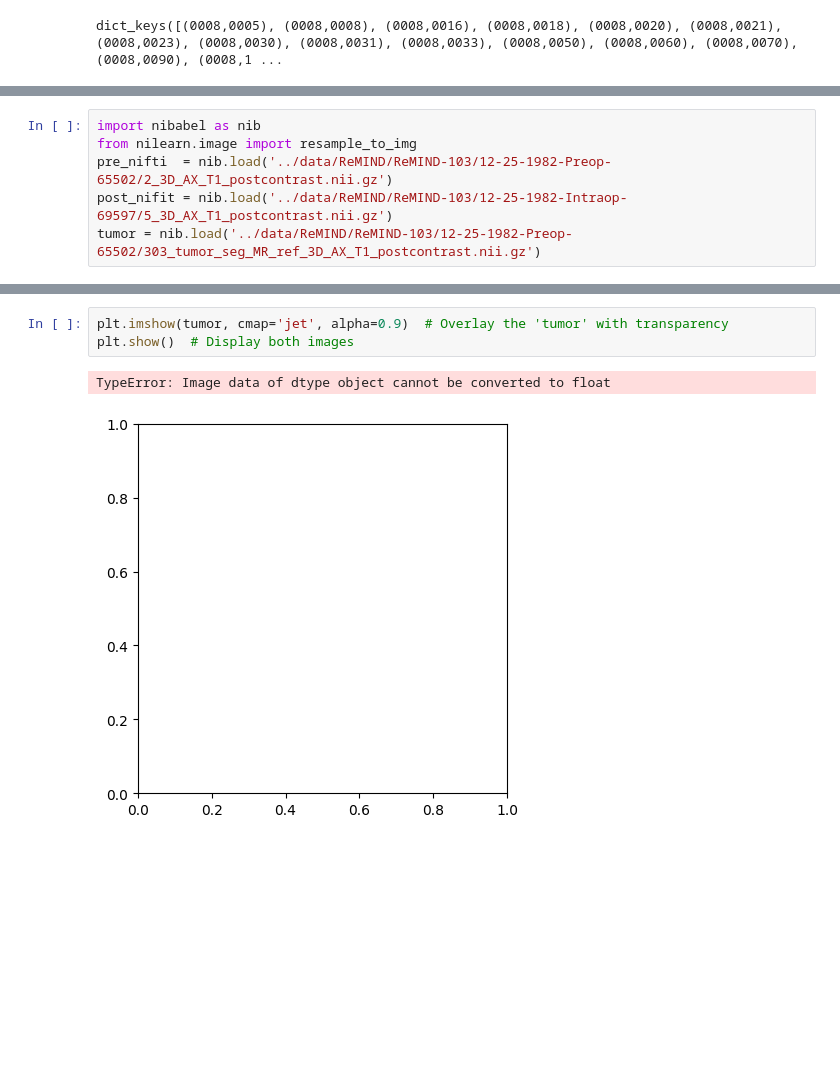
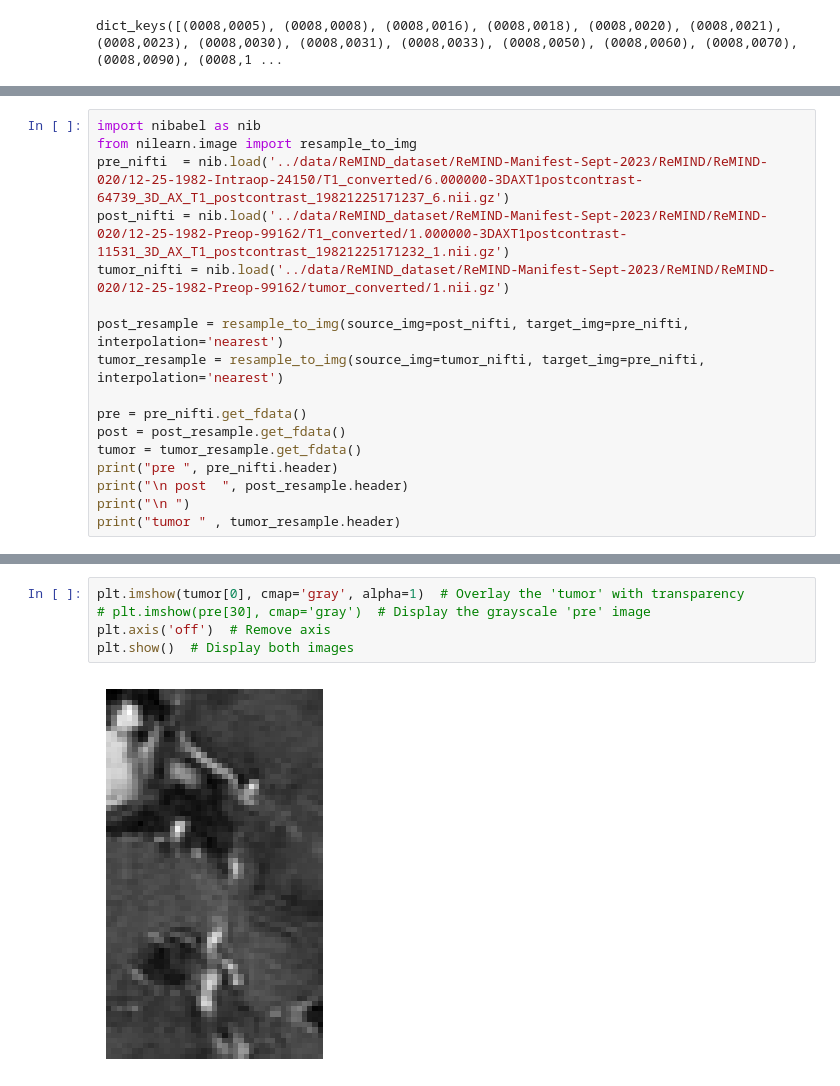
Before and after one commit to adiljahouh/Thesis-Change-Detection-in-MRI, a Jupyter notebook: notebooks/remind_data.ipynb, the cells around one changed output, grey strips where cells are left out. Saved outputs shown, nothing was run; the diff lists cells and outputs as text; blank space fills up the shorter version.

Commit message:
fixed resampling for new remind data!

```diff
--- a/notebooks/remind_data.ipynb
+++ b/notebooks/remind_data.ipynb
@@ -124,6 +80,0 @@ AttributeError: 'FileDataset' object has no attribute 'ImagePositionPatient'
-# %%
-import nibabel as nib
-from nilearn.image import resample_to_img
-pre_nifti  = nib.load('../data/ReMIND/ReMIND-103/12-25-1982-Preop-65502/2_3D_AX_T1_postcontrast.nii.gz')
-post_nifit = nib.load('../data/ReMIND/ReMIND-103/12-25-1982-Intraop-69597/5_3D_AX_T1_postcontrast.nii.gz')
-tumor = nib.load('../data/ReMIND/ReMIND-103/12-25-1982-Preop-65502/303_tumor_seg_MR_ref_3D_AX_T1_postcontrast.nii.gz')
@@ -131,0 +81,17 @@ FileNotFoundError: No such file or no access: '../data/ReMIND/ReMIND-103/12-25-1
+# %%
+import nibabel as nib
+from nilearn.image import resample_to_img
+pre_nifti  = nib.load('../data/ReMIND_dataset/ReMIND-Manifest-Sept-2023/ReMIND/ReMIND-020/12-25-1982-Intraop-24150/T1_converted/6.000000-3DAXT1postcontrast-64739_3D_AX_T1_postcontrast_19821225171237_6.nii.gz')
+post_nifti = nib.load('../data/ReMIND_dataset/ReMIND-Manifest-Sept-2023/ReMIND/ReMIND-020/12-25-1982-Preop-99162/T1_converted/1.000000-3DAXT1postcontrast-11531_3D_AX_T1_postcontrast_19821225171232_1.nii.gz')
+tumor_nifti = nib.load('../data/ReMIND_dataset/ReMIND-Manifest-Sept-2023/ReMIND/ReMIND-020/12-25-1982-Preop-99162/tumor_converted/1.nii.gz')
+
+post_resample = resample_to_img(source_img=post_nifti, target_img=pre_nifti, interpolation='nearest')
+tumor_resample = resample_to_img(source_img=tumor_nifti, target_img=pre_nifti, interpolation='nearest')
+
+pre = pre_nifti.get_fdata()
+post = post_resample.get_fdata()
+tumor = tumor_resample.get_fdata()
+print("pre ", pre_nifti.header)
+print("\n post  ", post_resample.header)
+print("\n ")
+print("tumor " , tumor_resample.header)
@@ -132,6 +158,7 @@ FileNotFoundError: No such file or no access: '../data/ReMIND/ReMIND-103/12-25-1
 # %%
-plt.imshow(tumor, cmap='jet', alpha=0.9)  # Overlay the 'tumor' with transparency
+plt.imshow(tumor[0], cmap='gray', alpha=1)  # Overlay the 'tumor' with transparency
+# plt.imshow(pre[30], cmap='gray')  # Display the grayscale 'pre' image
+plt.axis('off')  # Remove axis
 plt.show()  # Display both images
 # %% [output]
-TypeError: Image data of dtype object cannot be converted to float
-[figure, old version]
+[figure, new version]
```
Also changed, not shown: parts of 15 cells of this notebook, 2 other files.
